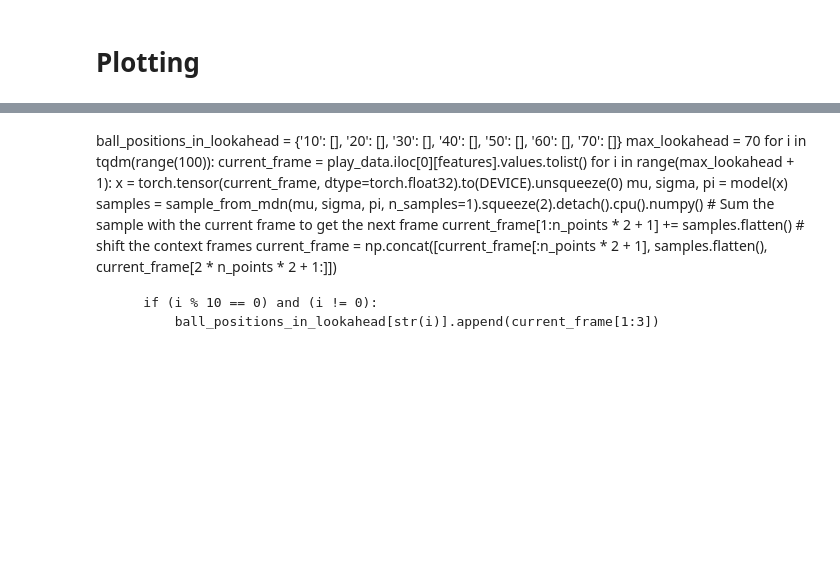
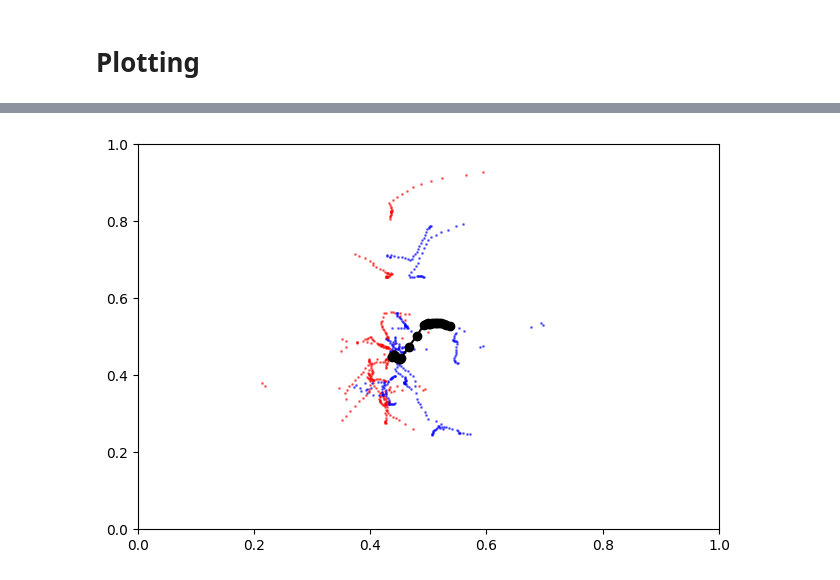
Before and after one commit to nvsclub/LargeTrackingModel, a Jupyter notebook: X2002 Modeling copy 2.ipynb, the cells around one changed output, grey strips where cells are left out. Cells and saved outputs as stored; diff of their text form; code cells hidden in the pictures; blank space fills up the shorter version.

```diff
--- a/X2002 Modeling copy 2.ipynb
+++ b/X2002 Modeling copy 2.ipynb
@@ -62,7 +82,7 @@ ball_dxdy 135 137
 # %% [markdown]
 # Loading data
 # %%
-data = pd.read_feather('data/tracking2.feather')
+data = pd.read_feather('data/tracking3.feather')
 # %%
 features = ['playDirection']
 # add context vars
@@ -166,3 +201,4 @@ def sample_from_mdn(mu, sigma, pi, n_samples=1):
 # %%
 n_gaussians = 3 # Number of mixture components
+n_epochs = 100
 # %%
@@ -202,3 +286,3 @@ for epoch in range(n_epochs):
 # %%
-play_data = val_data[(val_data['gameId'] == 2022101700) & (val_data['playId'] == 90)]
+play_data = val_data[(val_data['gameId'] == 2022101700) & (val_data['playId'] == 3737)]
 play_data.shape, play_data['playDirection'].iloc[0]
@@ -232,0 +301,9 @@ plt.ylim(0, 1);
+# %%
+model_l1 = MDN(input_dim=len(MODEL_LAYERS['layer_1']['input']), output_dim=len(MODEL_LAYERS['layer_1']['output']), n_gaussians=n_gaussians).to(DEVICE)
+model_l1.load_state_dict(torch.load('modeling/models/v0_layer_1.pt'))
+
+model_l2 = MDN(input_dim=len(MODEL_LAYERS['layer_2']['input']), output_dim=len(MODEL_LAYERS['layer_2']['output']), n_gaussians=n_gaussians).to(DEVICE)
+model_l2.load_state_dict(torch.load('modeling/models/v0_layer_2.pt'))
+
+model_l3 = MDN(input_dim=len(MODEL_LAYERS['layer_3']['input']), output_dim=len(MODEL_LAYERS['layer_3']['output']), n_gaussians=n_gaussians).to(DEVICE)
+model_l3.load_state_dict(torch.load('modeling/models/v0_layer_3.pt'))
@@ -233,3 +357,39 @@ plt.ylim(0, 1);
+# %%
+frames = []
+
+current_frame = play_data.iloc[0][MODEL_LAYERS['layer_1']['input']].values.tolist()
+for i in tqdm(range(play_data.shape[0])):
+    x = torch.tensor(current_frame, dtype=torch.float32).to(DEVICE).unsqueeze(0)
+    mu, sigma, pi = model_l1(x)
+    l1_samples = sample_from_mdn(mu, sigma, pi, n_samples=1).squeeze(2).detach().cpu().numpy()
+
+    x = torch.tensor(np.concatenate([current_frame, l1_samples.flatten()]), dtype=torch.float32).to(DEVICE).unsqueeze(0)
+    mu, sigma, pi = model_l2(x)
+    l2_samples = sample_from_mdn(mu, sigma, pi, n_samples=1).squeeze(2).detach().cpu().numpy()
+
+    x = torch.tensor(np.concatenate([current_frame, l1_samples.flatten(), l2_samples.flatten()]), dtype=torch.float32).to(DEVICE).unsqueeze(0)
+    mu, sigma, pi = model_l3(x)
+    l3_samples = sample_from_mdn(mu, sigma, pi, n_samples=1).squeeze(1).detach().cpu().numpy()
+
+    current_frame[1:3] += l3_samples.flatten()
+    current_frame[3:25] += l1_samples.flatten()
+    current_frame[25:47] += l2_samples.flatten()
+    current_frame[47:49] = l3_samples.flatten()
+    current_frame[49:71] = l1_samples.flatten()
+    current_frame[71:93] = l2_samples.flatten()
+
+    frames.append(current_frame[1:47])
+
+frames = pd.DataFrame(frames, columns=CONTEXT_VARS)
+
+plt.rcParams['figure.figsize'] = [7.5, 5]
+for i in range(1, 23):
+    plt.plot(frames[f'p{i}x'], frames[f'p{i}y'], '.', color='red' if i <= 11 else 'blue', markersize=2, alpha=0.5)
+plt.plot(frames['ballx'], frames['bally'], color='black', marker='o')
+plt.xlim(0, 1);
+plt.ylim(0, 1);
+# %% [output]
+[figure, added]
 # %%
 ball_positions_in_lookahead = {}
 max_lookahead = 70
@@ -249,19 +423,3 @@ for i in tqdm(range(max_lookahead + 1)):
-# %% [markdown]
-ball_positions_in_lookahead = {'10': [], '20': [], '30': [], '40': [], '50': [], '60': [], '70': []}
-max_lookahead = 70
-for i in tqdm(range(100)):
-    current_frame = play_data.iloc[0][features].values.tolist()
-    for i in range(max_lookahead + 1):
-        x = torch.tensor(current_frame, dtype=torch.float32).to(DEVICE).unsqueeze(0)
-        mu, sigma, pi = model(x)
-        samples = sample_from_mdn(mu, sigma, pi, n_samples=1).squeeze(2).detach().cpu().numpy()
-        # Sum the sample with the current frame to get the next frame
-        current_frame[1:n_points * 2 + 1] += samples.flatten()
-        # shift the context frames
-        current_frame = np.concat([current_frame[:n_points * 2 + 1], samples.flatten(), current_frame[2 * n_points * 2 + 1:]])
-
-        if (i % 10 == 0) and (i != 0):
-            ball_positions_in_lookahead[str(i)].append(current_frame[1:3])
 # %%
 plt.rcParams['figure.figsize'] = [7.5, 5]
 for i, ball_positions in enumerate(ball_positions_in_lookahead.values()):
```
Also changed, not shown: parts of 20 cells of this notebook, 6 other files.
